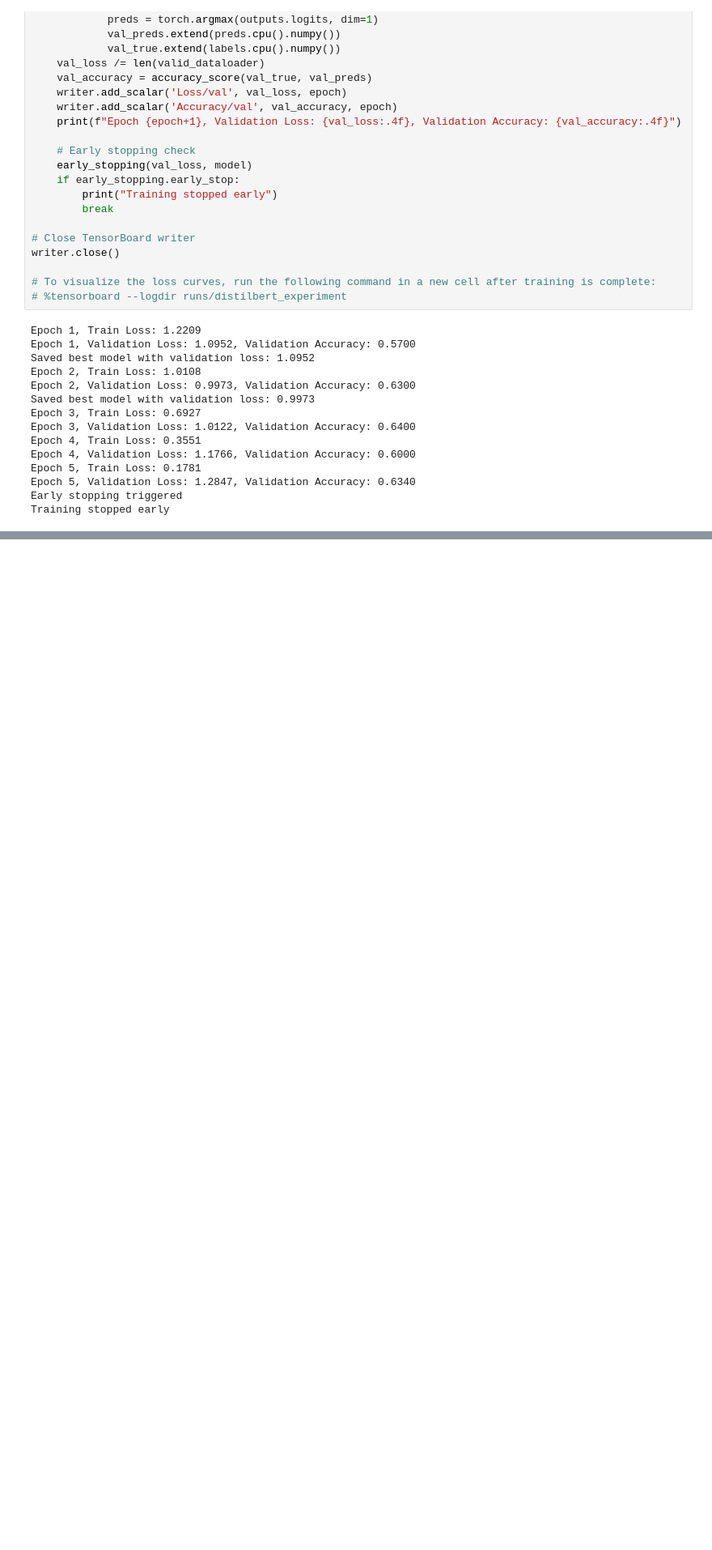
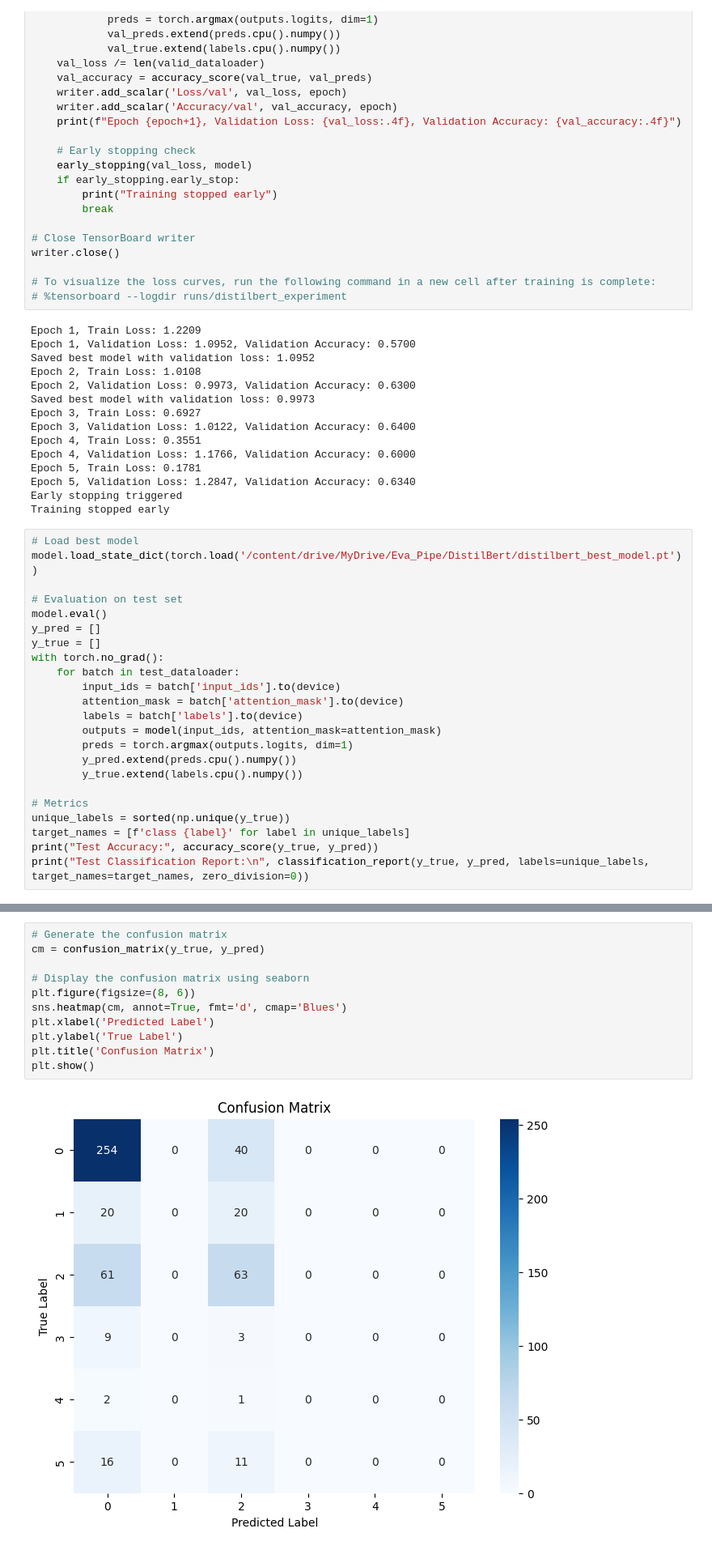
Before and after one commit to Riddhi73/Evaluation_Assignment, a Jupyter notebook: Eva_Pipe.ipynb, the cells around one changed output, grey strips where cells are left out. Shown at 81% size. Cells and saved outputs as stored; diff of their text form; blank space fills up the shorter version.

Commit message:
Evaluated DistilBert on Test Set and Generated Confusion Matrix

```diff
--- a/Eva_Pipe.ipynb
+++ b/Eva_Pipe.ipynb
@@ -853,3 +853,26 @@ Epoch 5, Train Loss: 0.1781
 Epoch 5, Validation Loss: 1.2847, Validation Accuracy: 0.6340
 Early stopping triggered
 Training stopped early
+# %%
+# Load best model
+model.load_state_dict(torch.load('/content/drive/MyDrive/Eva_Pipe/DistilBert/distilbert_best_model.pt'))
+
+# Evaluation on test set
+model.eval()
+y_pred = []
+y_true = []
+with torch.no_grad():
+    for batch in test_dataloader:
+        input_ids = batch['input_ids'].to(device)
+        attention_mask = batch['attention_mask'].to(device)
+        labels = batch['labels'].to(device)
+        outputs = model(input_ids, attention_mask=attention_mask)
+        preds = torch.argmax(outputs.logits, dim=1)
+        y_pred.extend(preds.cpu().numpy())
+        y_true.extend(labels.cpu().numpy())
+
+# Metrics
+unique_labels = sorted(np.unique(y_true))
+target_names = [f'class {label}' for label in unique_labels]
+print("Test Accuracy:", accuracy_score(y_true, y_pred))
+print("Test Classification Report:\n", classification_report(y_true, y_pred, labels=unique_labels, target_names=target_names, zero_division=0))
@@ -855,0 +894,13 @@ Training stopped early
+# %%
+# Generate the confusion matrix
+cm = confusion_matrix(y_true, y_pred)
+
+# Display the confusion matrix using seaborn
+plt.figure(figsize=(8, 6))
+sns.heatmap(cm, annot=True, fmt='d', cmap='Blues')
+plt.xlabel('Predicted Label')
+plt.ylabel('True Label')
+plt.title('Confusion Matrix')
+plt.show()
+# %% [output]
+[figure, added]
```
Also changed, not shown: parts of 1 cell of this notebook.
